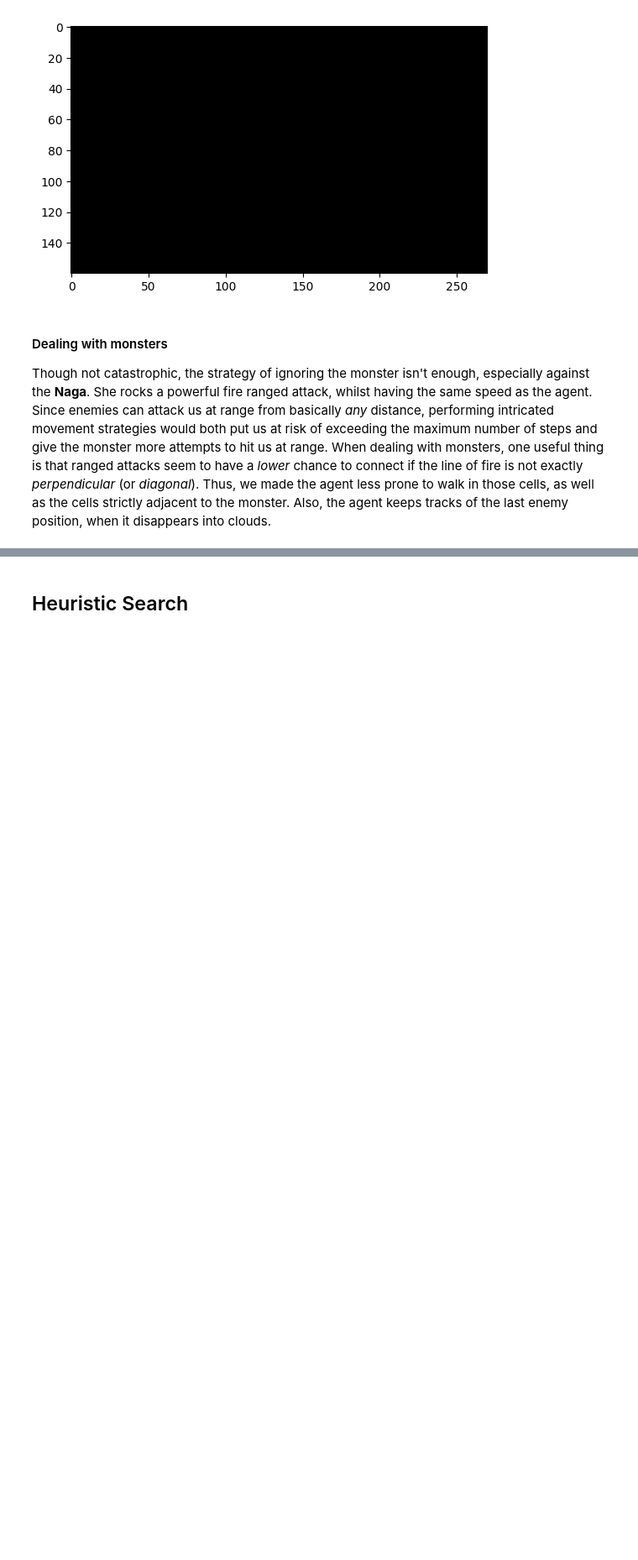
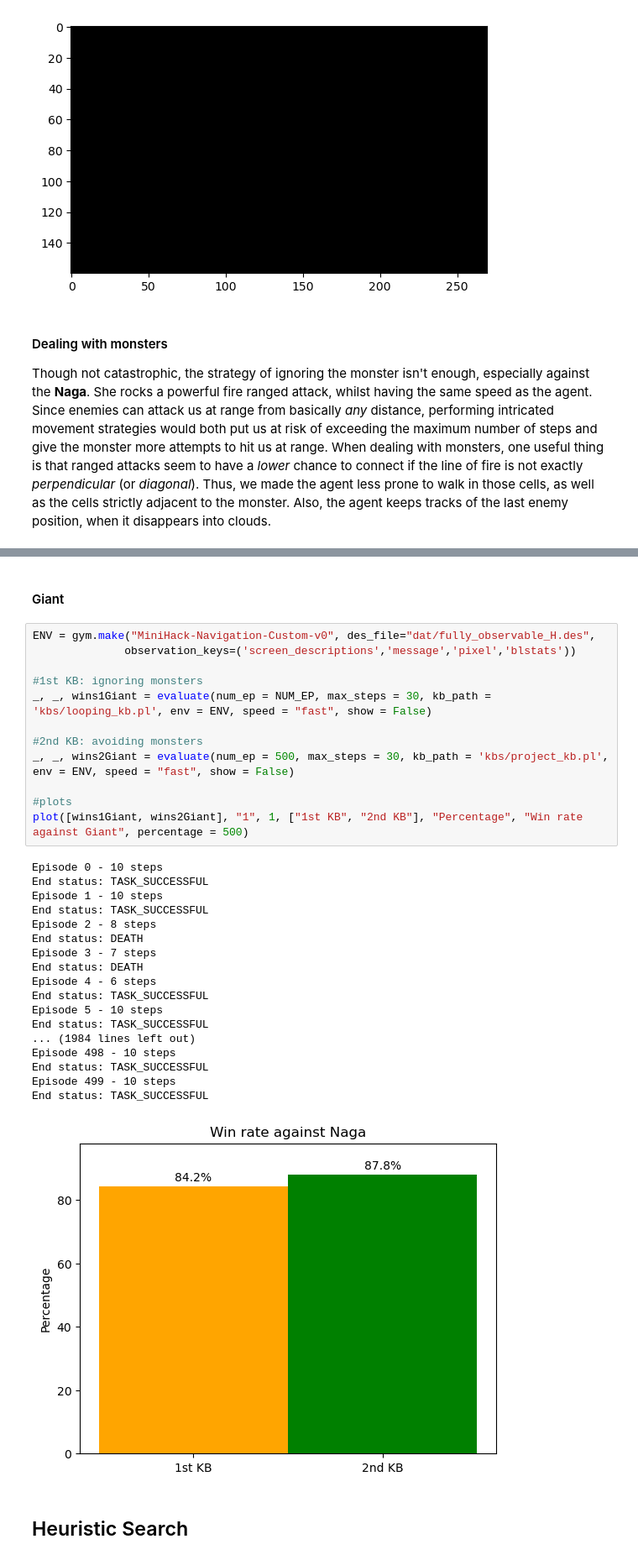
Before and after one commit to Nsivaa/AIF, a Jupyter notebook: notebook.ipynb, the cells around one changed output, grey strips where cells are left out. Shown at 84% size. Saved outputs shown, nothing was run; the diff lists cells and outputs as text; blank space fills up the shorter version.

```diff
--- a/notebook.ipynb
+++ b/notebook.ipynb
@@ -327,3 +231,36 @@ End status: TASK_SUCCESSFUL
+# %% [markdown]
+#### Giant
+# %%
+ENV = gym.make("MiniHack-Navigation-Custom-v0", des_file="dat/fully_observable_H.des",
+              observation_keys=('screen_descriptions','message','pixel','blstats'))
+
+#1st KB: ignoring monsters
+_, _, wins1Giant = evaluate(num_ep = NUM_EP, max_steps = 30, kb_path = 'kbs/looping_kb.pl', env = ENV, speed = "fast", show = False)
+
+#2nd KB: avoiding monsters
+_, _, wins2Giant = evaluate(num_ep = 500, max_steps = 30, kb_path = 'kbs/project_kb.pl', env = ENV, speed = "fast", show = False)
+
+#plots
+plot([wins1Giant, wins2Giant], "1", 1, ["1st KB", "2nd KB"], "Percentage", "Win rate against Giant", percentage = 500)
+# %% [output]
+Episode 0 - 10 steps
+End status: TASK_SUCCESSFUL
+Episode 1 - 10 steps
+End status: TASK_SUCCESSFUL
+Episode 2 - 8 steps
+End status: DEATH
+Episode 3 - 7 steps
+End status: DEATH
+Episode 4 - 6 steps
+End status: TASK_SUCCESSFUL
+Episode 5 - 10 steps
+End status: TASK_SUCCESSFUL
+... (1984 lines left out)
+Episode 498 - 10 steps
+End status: TASK_SUCCESSFUL
+Episode 499 - 10 steps
+End status: TASK_SUCCESSFUL
+[figure, added]
 # %% [markdown]
 ## Heuristic Search
 # %% [markdown]
```
Also changed, not shown: parts of 40 cells of this notebook, 4 other files.
